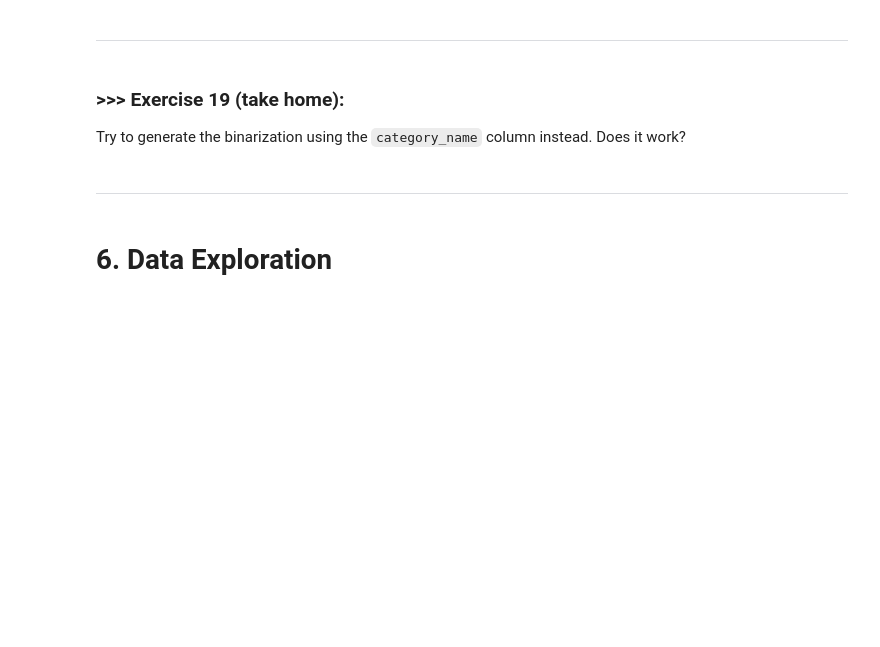
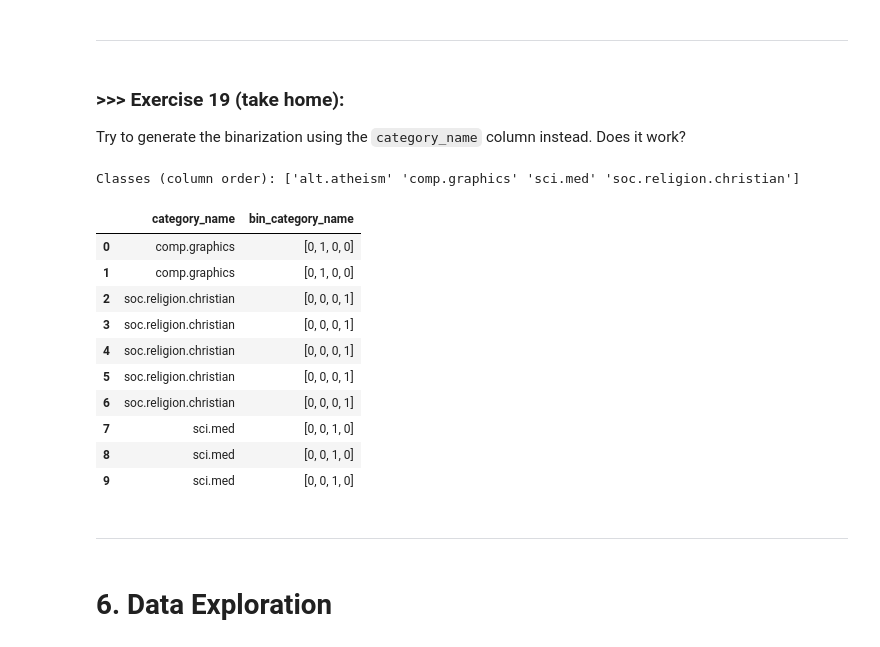
Before and after one commit to nguyentr0101/DM2025-Lab1-Exercise, a Jupyter notebook: DM2025-Lab1-Master.ipynb, the cells around one changed output. Saved outputs shown, nothing was run; the diff lists cells and outputs as text; code cells hidden in the pictures; blank space fills up the shorter version.

```diff
--- a/DM2025-Lab1-Master.ipynb
+++ b/DM2025-Lab1-Master.ipynb
@@ -2392,3 +2390,30 @@ Try to generate the binarization using the `category_name` column instead. Does
+# %%
+# Answer here
+from sklearn import preprocessing
+
+# 1) Create the binarizer
+lb = preprocessing.LabelBinarizer()
+# 2) Fit on the string labels and transform
+lb.fit(X["category_name"])
+bin_mat = lb.transform(X["category_name"]) # shape: (n_samples, n_classes)
+# 3) Store as a new column (list of 0/1 per row)
+X["bin_category_name"] = bin_mat.tolist()
+# 4) (Optional) Inspect: classes order and the first few rows
+print("Classes (column order):", lb.classes_)
+X.loc[:9, ["category_name", "bin_category_name"]]
+# %% [output]
+Classes (column order): ['alt.atheism' 'comp.graphics' 'sci.med' 'soc.religion.christian']
+|  | category_name | bin_category_name |
+| 0 | comp.graphics | [0, 1, 0, 0] |
+| 1 | comp.graphics | [0, 1, 0, 0] |
+| 2 | soc.religion.christian | [0, 0, 0, 1] |
+| 3 | soc.religion.christian | [0, 0, 0, 1] |
+| 4 | soc.religion.christian | [0, 0, 0, 1] |
+| 5 | soc.religion.christian | [0, 0, 0, 1] |
+| 6 | soc.religion.christian | [0, 0, 0, 1] |
+| 7 | sci.med | [0, 0, 1, 0] |
+| 8 | sci.med | [0, 0, 1, 0] |
+| 9 | sci.med | [0, 0, 1, 0] |
 # %% [markdown]
 ---
 # %% [markdown]
```
Also changed, not shown: parts of 13 cells of this notebook, 2 other files.
